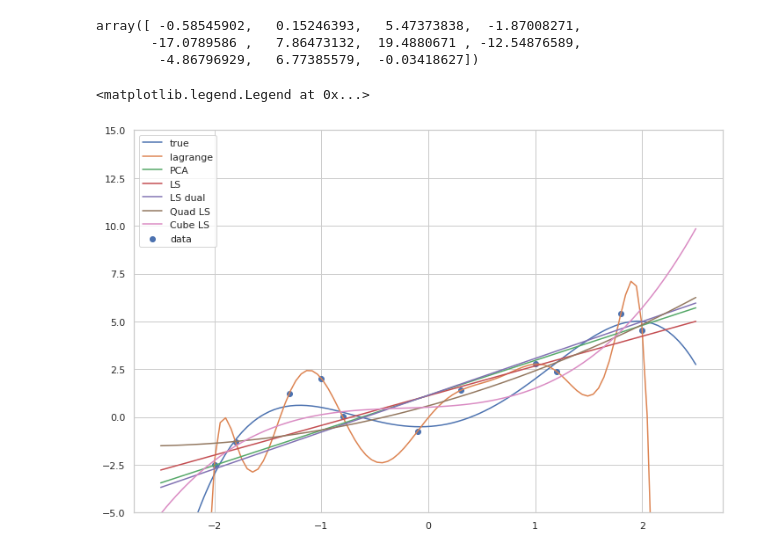
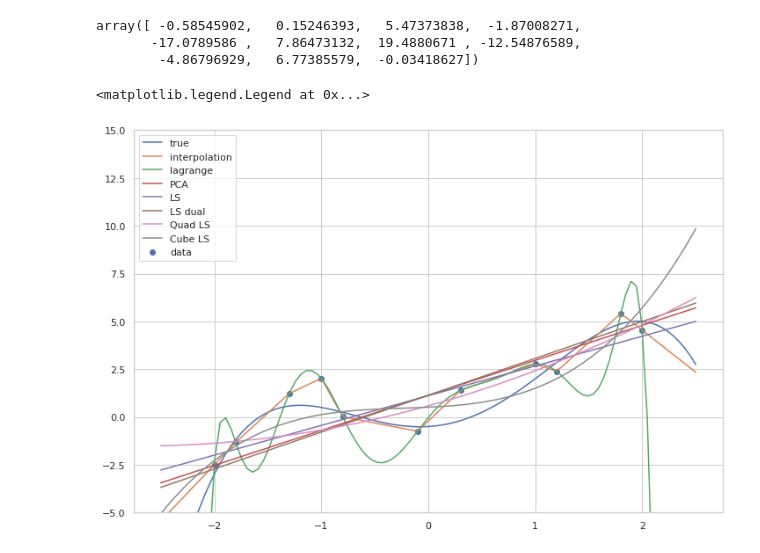
Before and after one commit to mrksr/phd-thesis, a Jupyter notebook: notebooks/10_polynomial_interpolation.ipynb, the cells around one changed output. Saved outputs shown, nothing was run; the diff lists cells and outputs as text; code cells hidden in the pictures.

Commit message:
Update polynoms figures and add precompiled versions

```diff
--- a/notebooks/10_polynomial_interpolation.ipynb
+++ b/notebooks/10_polynomial_interpolation.ipynb
@@ -78,6 +81,14 @@ lagrange.coefficients
 array([ -0.58545902,   0.15246393,   5.47373838,  -1.87008271,
        -17.0789586 ,   7.86473132,  19.4880671 , -12.54876589,
         -4.86796929,   6.77385579,  -0.03418627])
+# %%
+interpolation = scipy.interpolate.interp1d(
+    X[..., 0],
+    Y[..., 0] + E[..., 0],
+    kind='slinear',
+    fill_value='extrapolate',
+)
+Yt_interpolate = interpolation(Xt[..., 0])[..., None]
 # %%
 PCA = sklearn.decomposition.PCA(n_components=2).fit(np.concatenate([X, Y], axis=-1))
 
@@ -107,6 +118,12 @@ plt.plot(
     Xt,
     Yt,
     label='true'
+)
+
+plt.plot(
+    Xt,
+    Yt_interpolate,
+    label='interpolation'
 )
 
 plt.plot(
@@ -128,34 +145,34 @@ plt.plot(
 )
 
 plt.plot(
     Xt,
     Yt_LS_dual,
     label='LS dual'
 )
 
 plt.plot(
     Xt,
     Yt_Quad_LS,
     label='Quad LS'
 )
 
 plt.plot(
     Xt,
     Yt_Cube_LS,
     label='Cube LS'
 )
 
 plt.scatter(
     X,
     Y + E,
     label='data'
 )
 
 plt.ylim(-5., 15.)
 plt.legend()
 # %% [output]
 <matplotlib.legend.Legend at 0x...>
-[figure, old version]
+[figure, new version]
 # %%
 plot_export.to_text(
     export_path / 'test_data.dat',
```
Also changed, not shown: parts of 2 cells of this notebook, 9 other files.
